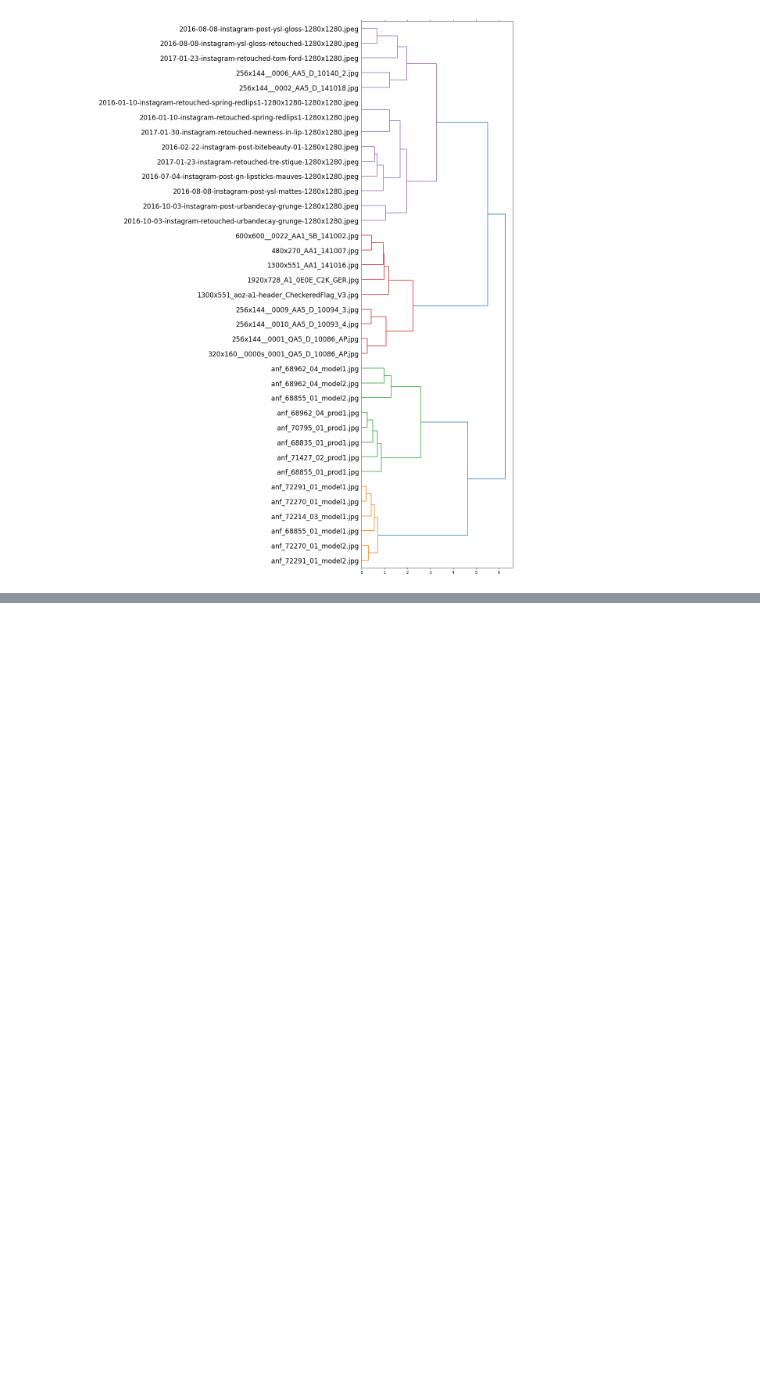
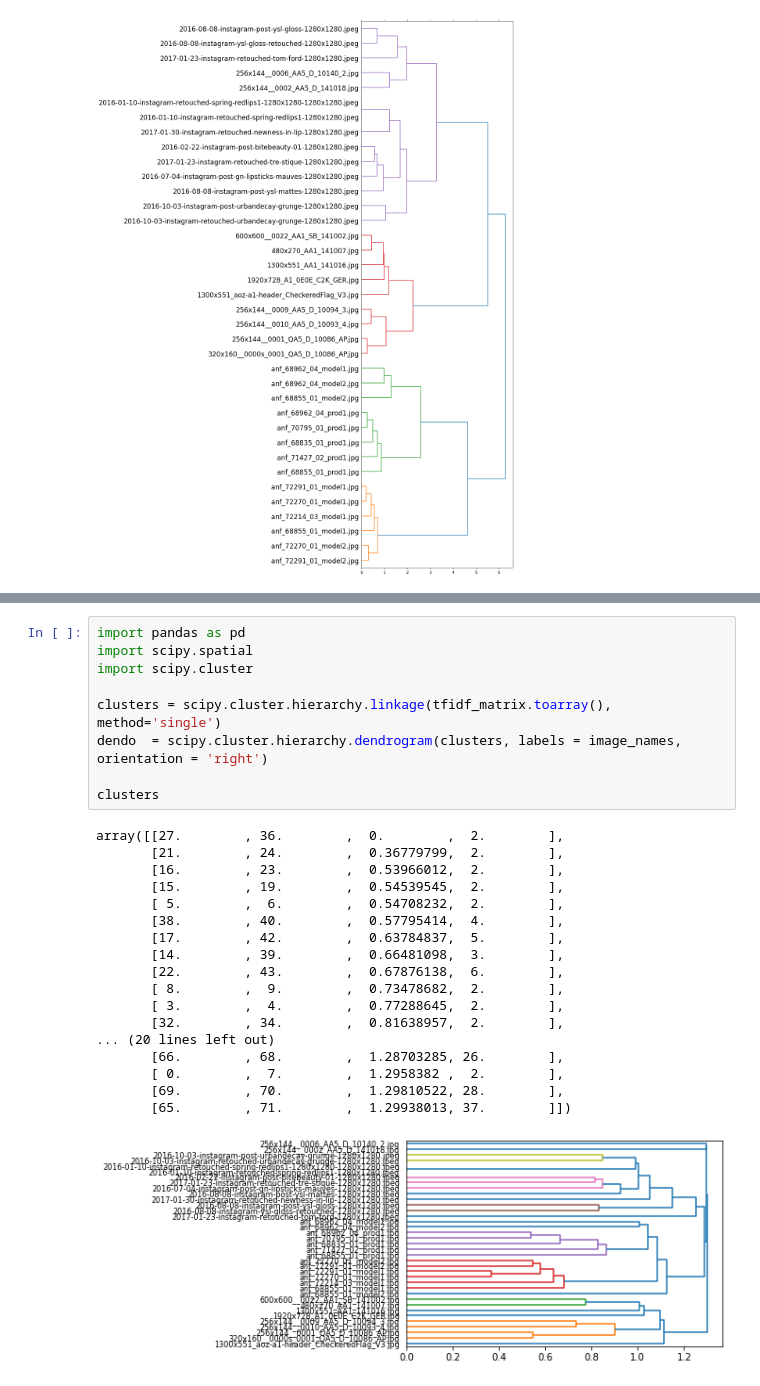
Before and after one commit to java-lang-goutam/ClusteringTextData, a Jupyter notebook: Hierarchical Clustering of Textual Data.ipynb, the cells around one changed output, grey strips where cells are left out. Saved outputs shown, nothing was run; the diff lists cells and outputs as text; blank space fills up the shorter version.

Commit message:
Extracts tree from the hierarchy

```diff
--- a/Hierarchical Clustering of Textual Data.ipynb
+++ b/Hierarchical Clustering of Textual Data.ipynb
@@ -525,0 +542,28 @@ plt.tight_layout() #show plot with tight layout
+# %%
+import pandas as pd
+import scipy.spatial
+import scipy.cluster
+
+clusters = scipy.cluster.hierarchy.linkage(tfidf_matrix.toarray(), method='single')
+dendo  = scipy.cluster.hierarchy.dendrogram(clusters, labels = image_names, orientation = 'right')
+
+clusters
+# %% [output]
+array([[27.        , 36.        ,  0.        ,  2.        ],
+       [21.        , 24.        ,  0.36779799,  2.        ],
+       [16.        , 23.        ,  0.53966012,  2.        ],
+       [15.        , 19.        ,  0.54539545,  2.        ],
+       [ 5.        ,  6.        ,  0.54708232,  2.        ],
+       [38.        , 40.        ,  0.57795414,  4.        ],
+       [17.        , 42.        ,  0.63784837,  5.        ],
+       [14.        , 39.        ,  0.66481098,  3.        ],
+       [22.        , 43.        ,  0.67876138,  6.        ],
+       [ 8.        ,  9.        ,  0.73478682,  2.        ],
+       [ 3.        ,  4.        ,  0.77288645,  2.        ],
+       [32.        , 34.        ,  0.81638957,  2.        ],
+... (20 lines left out)
+       [66.        , 68.        ,  1.28703285, 26.        ],
+       [ 0.        ,  7.        ,  1.2958382 ,  2.        ],
+       [69.        , 70.        ,  1.29810522, 28.        ],
+       [65.        , 71.        ,  1.29938013, 37.        ]])
+[figure, added]
```
Also changed, not shown: parts of 11 cells of this notebook.
